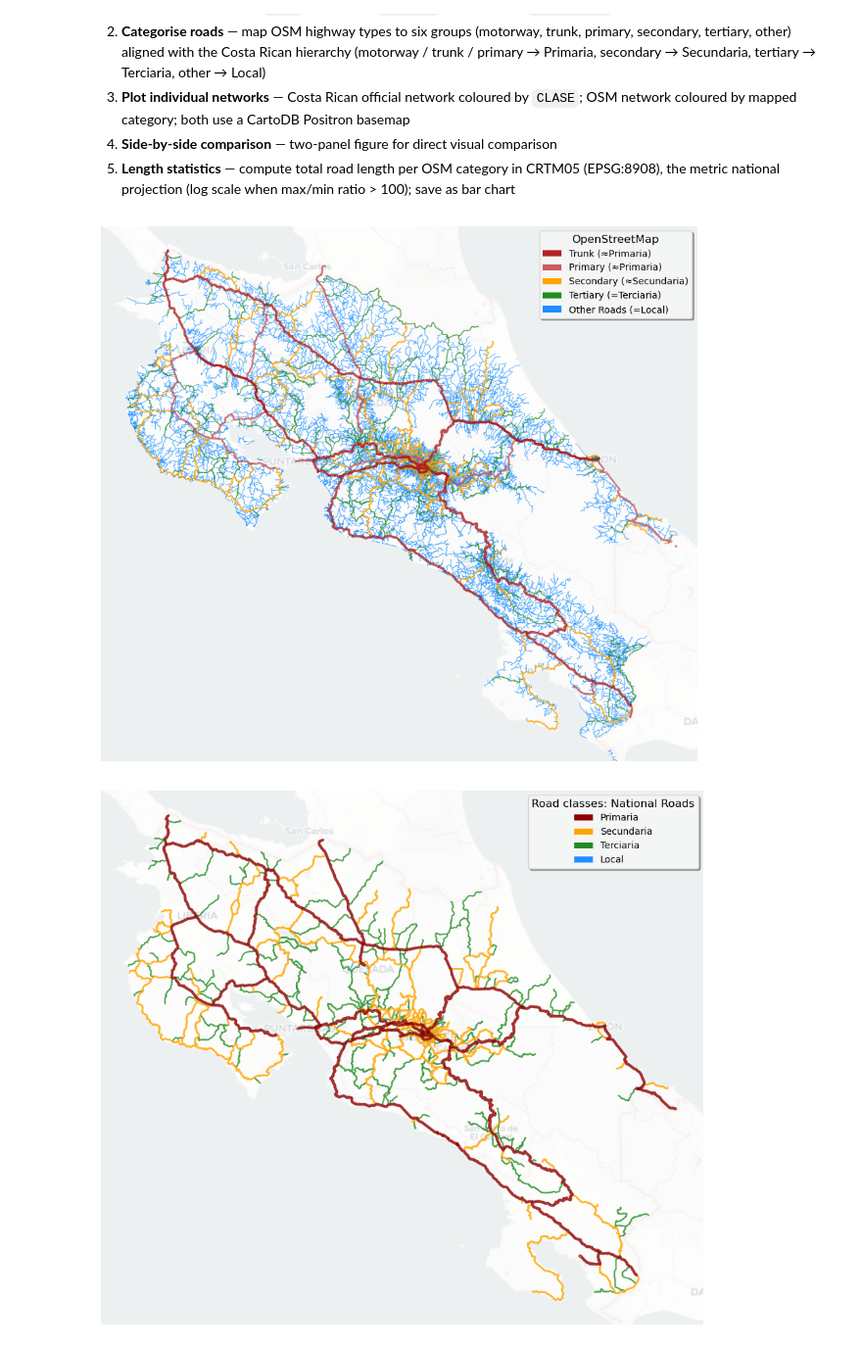
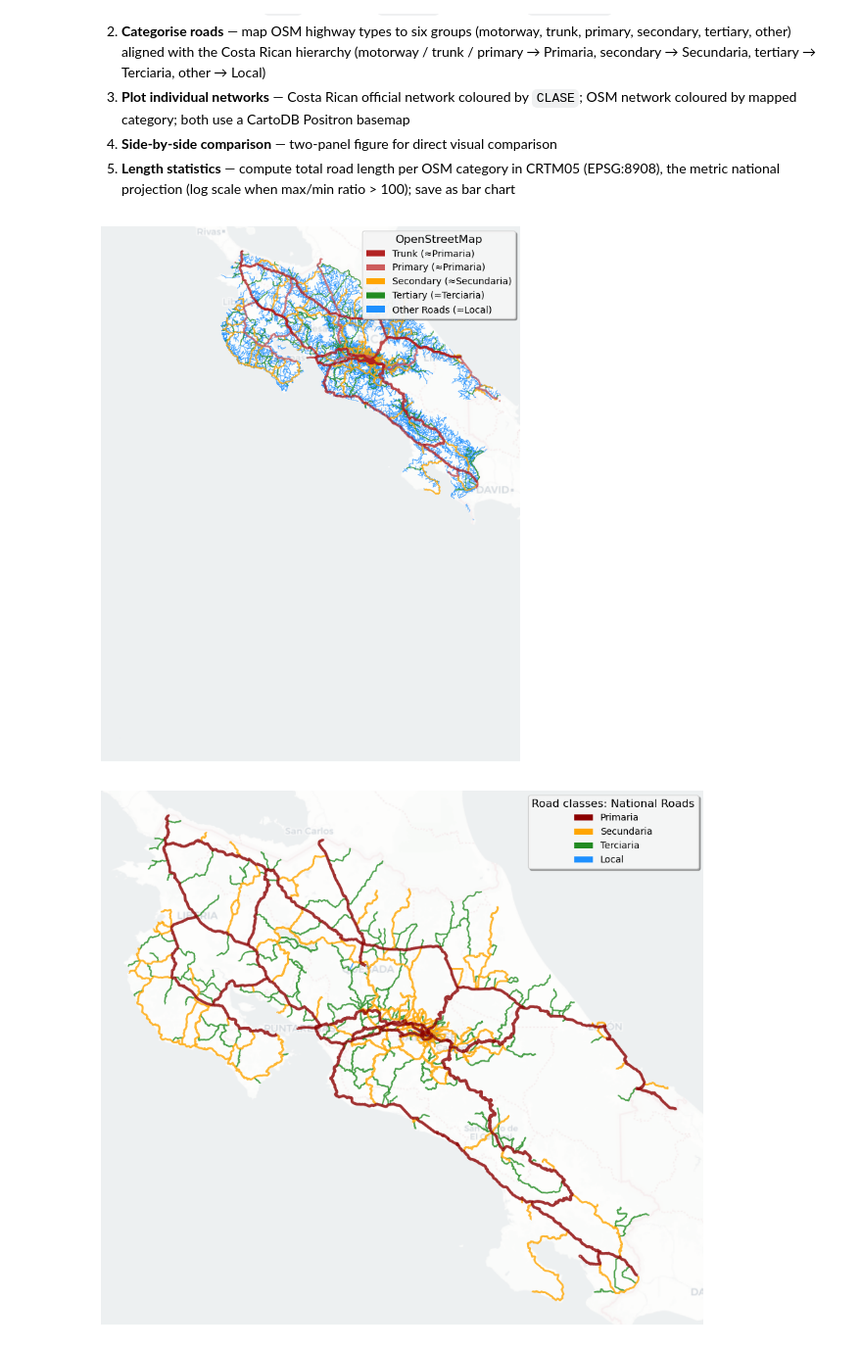
Before and after one commit to joel-deplaen-ivm/Criticality-Analysis-CR, a Jupyter notebook: notebooks/1a_Network_Figures_CR.ipynb, the cells around one changed output. Shown at 98% size. Cells and saved outputs as stored; diff of their text form; code cells hidden in the pictures.

Commit message:
Add network preparation workflow

```diff
--- a/notebooks/1a_Network_Figures_CR.ipynb
+++ b/notebooks/1a_Network_Figures_CR.ipynb
@@ -172,24 +172,6 @@ fig, ax = plt.subplots(1, 1, figsize=(12, 10), facecolor='white')
 # Convert to Web Mercator for plotting with basemap
 network_mercator = base_network_filtered.to_crs(3857)
 
-# Match the OSM extent to the official road network footprint for a consistent country-scale view
-try:
-    official_bounds = np.array([
-        gpd.read_file(modified_cantonal_roads_path).to_crs(3857).total_bounds,
-        gpd.read_file(national_roads_path).to_crs(3857).total_bounds,
-    ])
-    xmin = official_bounds[:, 0].min()
-    ymin = official_bounds[:, 1].min()
-    xmax = official_bounds[:, 2].max()
-    ymax = official_bounds[:, 3].max()
-except Exception:
-    xmin, ymin, xmax, ymax = network_mercator.total_bounds
-
-xpad = (xmax - xmin) * 0.05
-ypad = (ymax - ymin) * 0.05
-xlim = (xmin - xpad, xmax + xpad)
-ylim = (ymin - ypad, ymax + ypad)
-
 # Plot each road category with its specific color and width
 # Plot in reverse hierarchy order so motorways appear on top
 for category in reversed(road_hierarchy):
@@ -204,8 +186,6 @@ for category in reversed(road_hierarchy):
         )
 
 # Add basemap with optimal styling for PNG
-ax.set_xlim(*xlim)
-ax.set_ylim(*ylim)
 add_basemap_safe(
     ax=ax,
     source=cx.providers.CartoDB.Positron,
@@ -227,34 +207,34 @@ road_labels = {
     'tertiary': 'Tertiary (≈Terciaria)',
     'other': 'Other Roads (≈Local)'
 }
 
 for category in road_hierarchy:
     if category in base_network_filtered['road_category'].values:
         legend_elements.append(
             Patch(facecolor=road_colors[category],
                   label=road_labels[category],
                   edgecolor='none')
         )
 
 legend = ax.legend(handles=legend_elements,
                   title='OpenStreetMap',
                   loc='upper right',
                   fontsize=10,
                   title_fontsize=12,
                   frameon=True,
                   fancybox=True,
                   shadow=True,
                   framealpha=0.9,
                   facecolor='white',
                   edgecolor='#cccccc')
 
 # Enhance overall plot appearance
 plt.tight_layout()
 plt.subplots_adjust(top=0.88, bottom=0.08, left=0.02, right=0.94)
 plt.savefig(figure_path / 'osm_road_network.png', dpi=300, bbox_inches='tight')
 plt.show()
 # %% [output]
-[figure, old version]
+[figure, new version]
 # %%
 gdf_national = gpd.read_file(national_roads_path)
 
```
Also changed, not shown: parts of 3 cells of this notebook, 4 other files.
